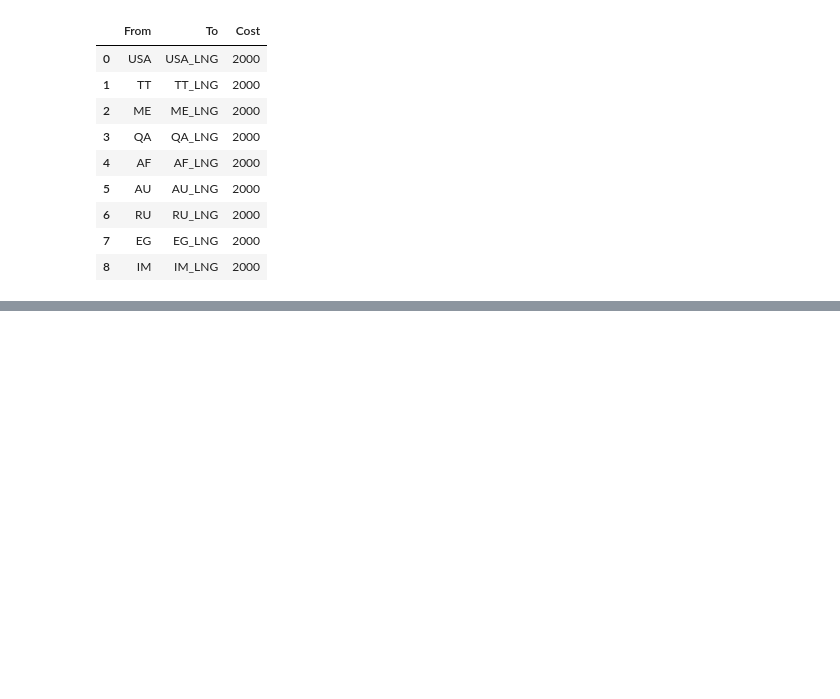
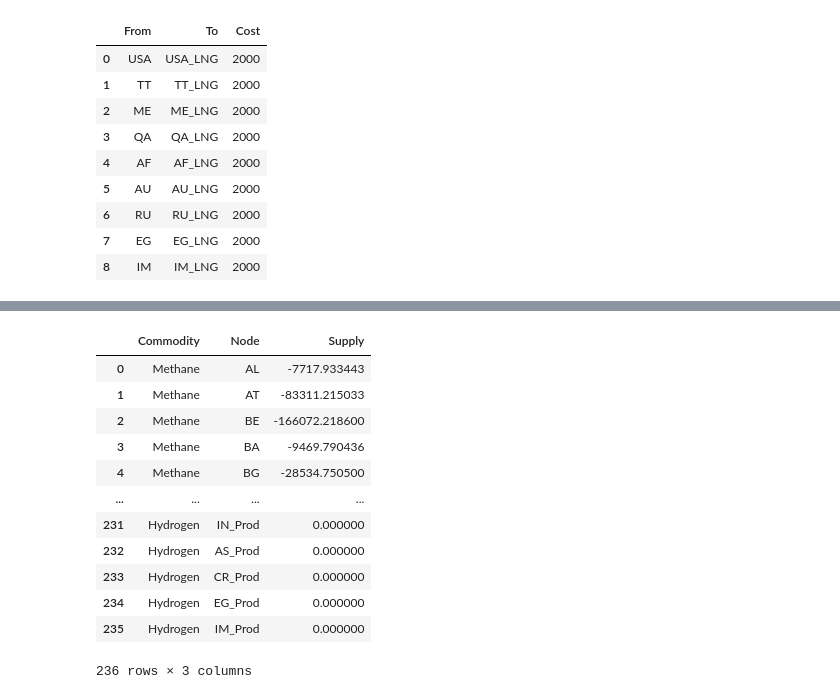
Before and after one commit to CSEI-EU/gas_infrastructure_model, a Jupyter notebook: 00_code_base/07_data_prep/Data_Prep.ipynb, the cells around one changed output, grey strips where cells are left out. Saved outputs shown, nothing was run; the diff lists cells and outputs as text; code cells hidden in the pictures; blank space fills up the shorter version.

```diff
--- a/00_code_base/07_data_prep/Data_Prep.ipynb
+++ b/00_code_base/07_data_prep/Data_Prep.ipynb
@@ -286,3 +315,23 @@ df_edges_complete
 494 rows × 9 columns
+# %%
+# Example: Calling function with hydrogen_investment = False
+df_demand_supply_complete = expand_with_hydrogen(df_all_supply_demand, hydrogen_investment)
+
+# Display the result
+df_demand_supply_complete
+# %% [output]
+|  | Commodity | Node | Supply |
+| 0 | Methane | AL | -7717.933443 |
+| 1 | Methane | AT | -83311.215033 |
+| 2 | Methane | BE | -166072.218600 |
+| 3 | Methane | BA | -9469.790436 |
+| 4 | Methane | BG | -28534.750500 |
+| ... | ... | ... | ... |
+| 231 | Hydrogen | IN_Prod | 0.000000 |
+| 232 | Hydrogen | AS_Prod | 0.000000 |
+| 233 | Hydrogen | CR_Prod | 0.000000 |
+| 234 | Hydrogen | EG_Prod | 0.000000 |
+| 235 | Hydrogen | IM_Prod | 0.000000 |
+236 rows × 3 columns
 # %%
 df_cost_per_km.to_excel("inputs.xlsx")
```
Also changed, not shown: parts of 3 cells of this notebook, 1 other file.
